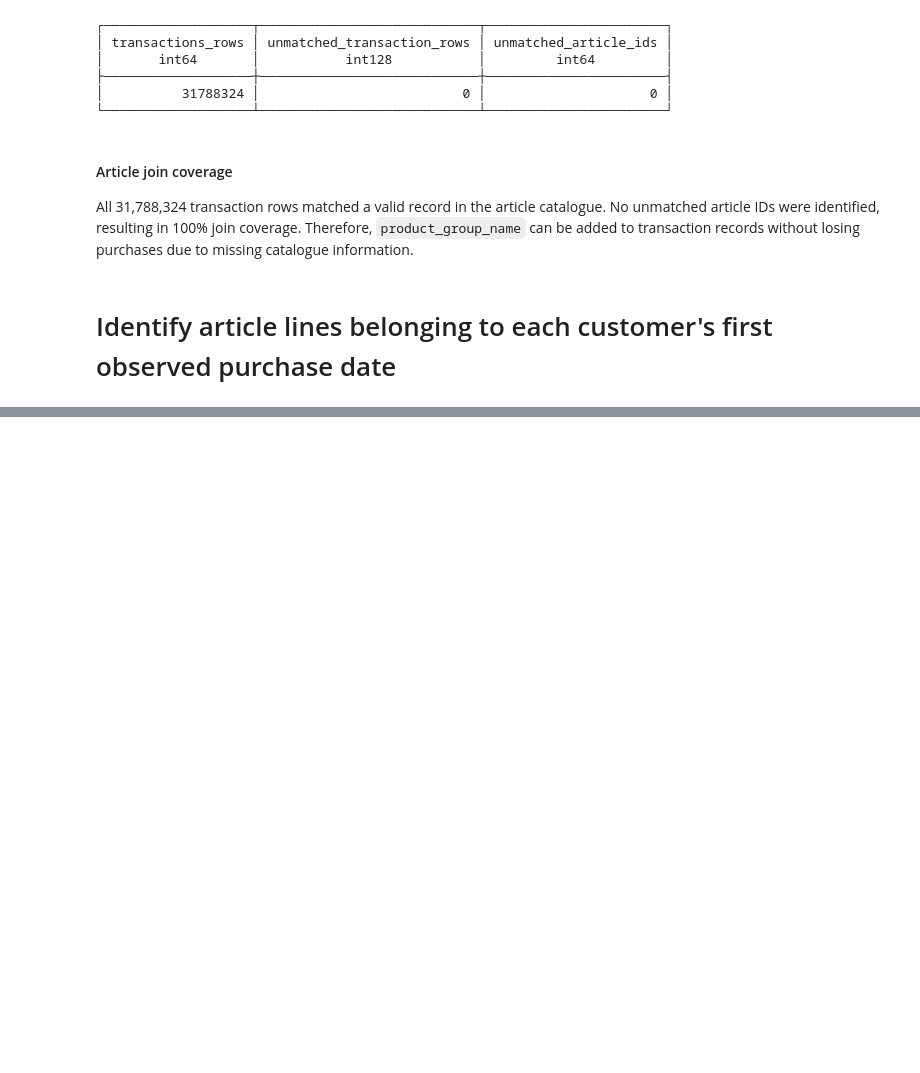
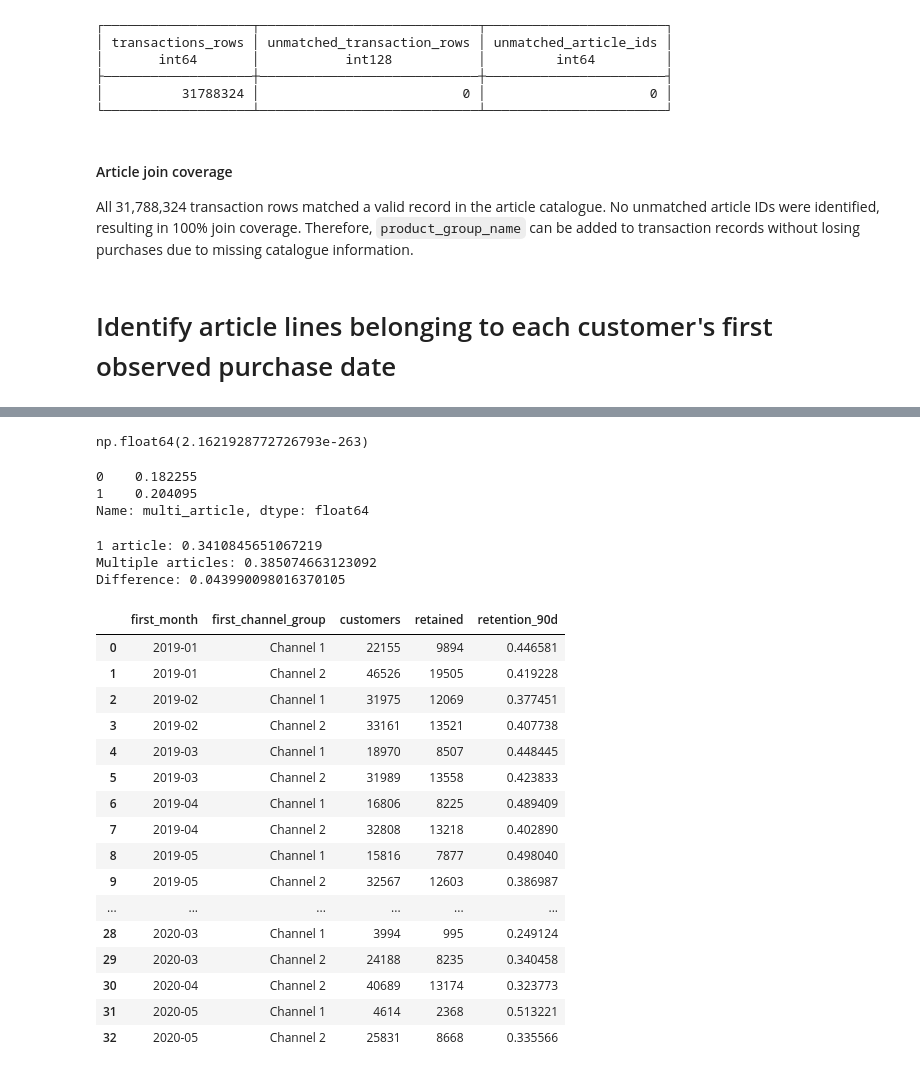
Before and after one commit to nastyaluziw-ux/hm-customer-retention-analysis, a Jupyter notebook: notebooks/01_retention_data_preparation.ipynb, the cells around one changed output, grey strips where cells are left out. Saved outputs shown, nothing was run; the diff lists cells and outputs as text; code cells hidden in the pictures; blank space fills up the shorter version.

Commit message:
Add retention driver analysis and cohort channel validation

```diff
--- a/notebooks/01_retention_data_preparation.ipynb
+++ b/notebooks/01_retention_data_preparation.ipynb
@@ -1391,0 +1586,2 @@ LIMIT 20
+# %%
+analysis_df['first_month'] = analysis_df["first_date"].dt.strftime("%Y-%m")
@@ -1391,0 +1606,4 @@ LIMIT 20
+# %%
+analysis_df["multi_article"] = (
+    analysis_df["n_articles"] > 1
+).astype(int)
@@ -1391,0 +1648,4 @@ LIMIT 20
+# %%
+analysis_df["missing_age"]=(
+    analysis_df["age"].isna()
+).astype(int)
@@ -1391,0 +1662,3 @@ LIMIT 20
+# %%
+median_age = analysis_df["age"].median()
+analysis_df["age_model"] = analysis_df["age"].fillna(median_age)
@@ -1391,0 +1899,60 @@ LIMIT 20
+# %%
+result_4.pvalues["multi_article"]
+# %% [output]
+np.float64(2.1621928772726793e-263)
+# %%
+result_4.conf_int().loc["multi_article"]
+# %% [output]
+0    0.182255
+1    0.204095
+Name: multi_article, dtype: float64
+# %%
+df_one = analysis_df.copy()
+df_one["multi_article"] = 0
+
+df_multi = analysis_df.copy()
+df_multi["multi_article"] = 1
+
+pred_one = result_4.predict(df_one)
+pred_multi = result_4.predict(df_multi)
+
+print("1 article:", pred_one.mean())
+print("Multiple articles:", pred_multi.mean())
+print("Difference:", pred_multi.mean() - pred_one.mean())
+# %% [output]
+1 article: 0.3410845651067219
+Multiple articles: 0.385074663123092
+Difference: 0.043990098016370105
+# %%
+channel_month = (
+    analysis_df[
+        analysis_df["first_channel_group"].isin(["Channel 1", "Channel 2"])
+    ]
+    .groupby(["first_month", "first_channel_group"])
+    .agg(
+        customers=("customer_id", "size"),
+        retained=("ret_90d", "sum"),
+        retention_90d=("ret_90d", "mean")
+    )
+    .reset_index()
+)
+
+channel_month
+# %% [output]
+|  | first_month | first_channel_group | customers | retained | retention_90d |
+| 0 | 2019-01 | Channel 1 | 22155 | 9894 | 0.446581 |
+| 1 | 2019-01 | Channel 2 | 46526 | 19505 | 0.419228 |
+| 2 | 2019-02 | Channel 1 | 31975 | 12069 | 0.377451 |
+| 3 | 2019-02 | Channel 2 | 33161 | 13521 | 0.407738 |
+| 4 | 2019-03 | Channel 1 | 18970 | 8507 | 0.448445 |
+| 5 | 2019-03 | Channel 2 | 31989 | 13558 | 0.423833 |
+| 6 | 2019-04 | Channel 1 | 16806 | 8225 | 0.489409 |
+| 7 | 2019-04 | Channel 2 | 32808 | 13218 | 0.402890 |
+| 8 | 2019-05 | Channel 1 | 15816 | 7877 | 0.498040 |
+| 9 | 2019-05 | Channel 2 | 32567 | 12603 | 0.386987 |
+| ... | ... | ... | ... | ... | ... |
+| 28 | 2020-03 | Channel 1 | 3994 | 995 | 0.249124 |
+| 29 | 2020-03 | Channel 2 | 24188 | 8235 | 0.340458 |
+| 30 | 2020-04 | Channel 2 | 40689 | 13174 | 0.323773 |
+| 31 | 2020-05 | Channel 1 | 4614 | 2368 | 0.513221 |
+| 32 | 2020-05 | Channel 2 | 25831 | 8668 | 0.335566 |
```
Also changed, not shown: parts of 47 cells of this notebook.
